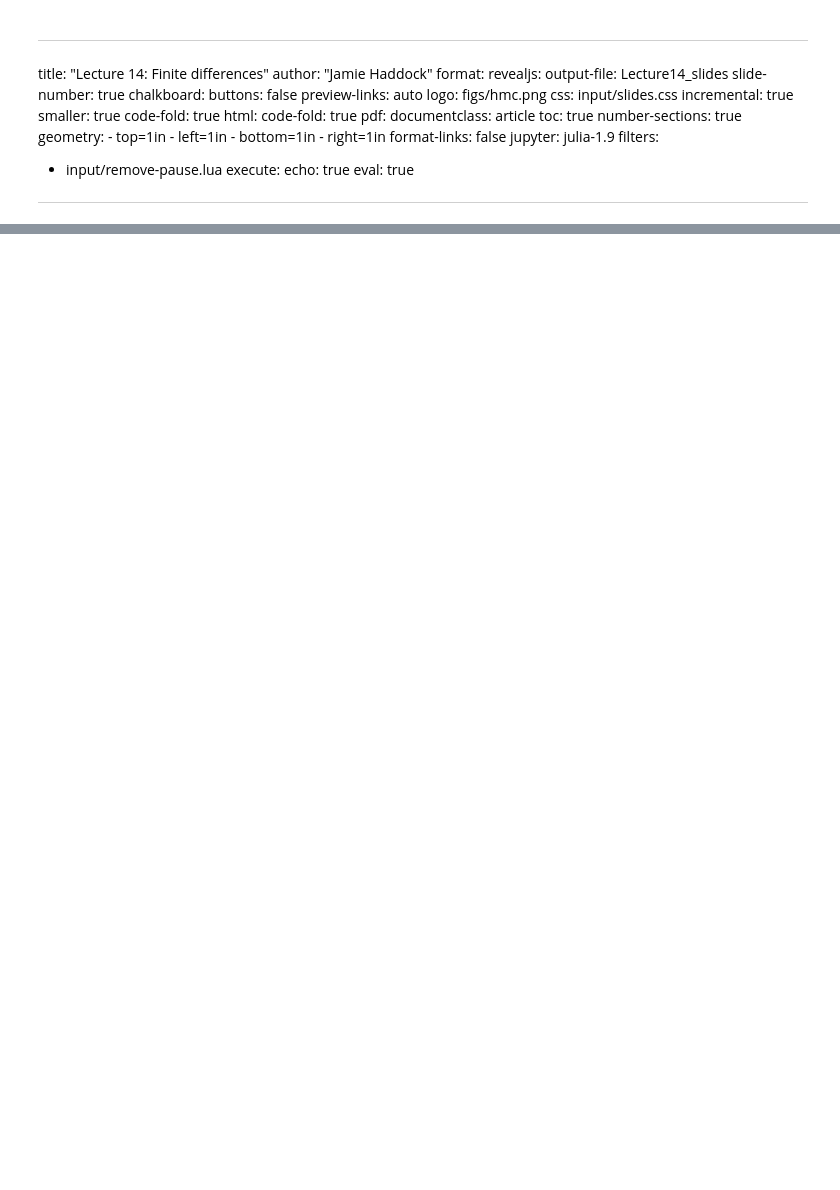
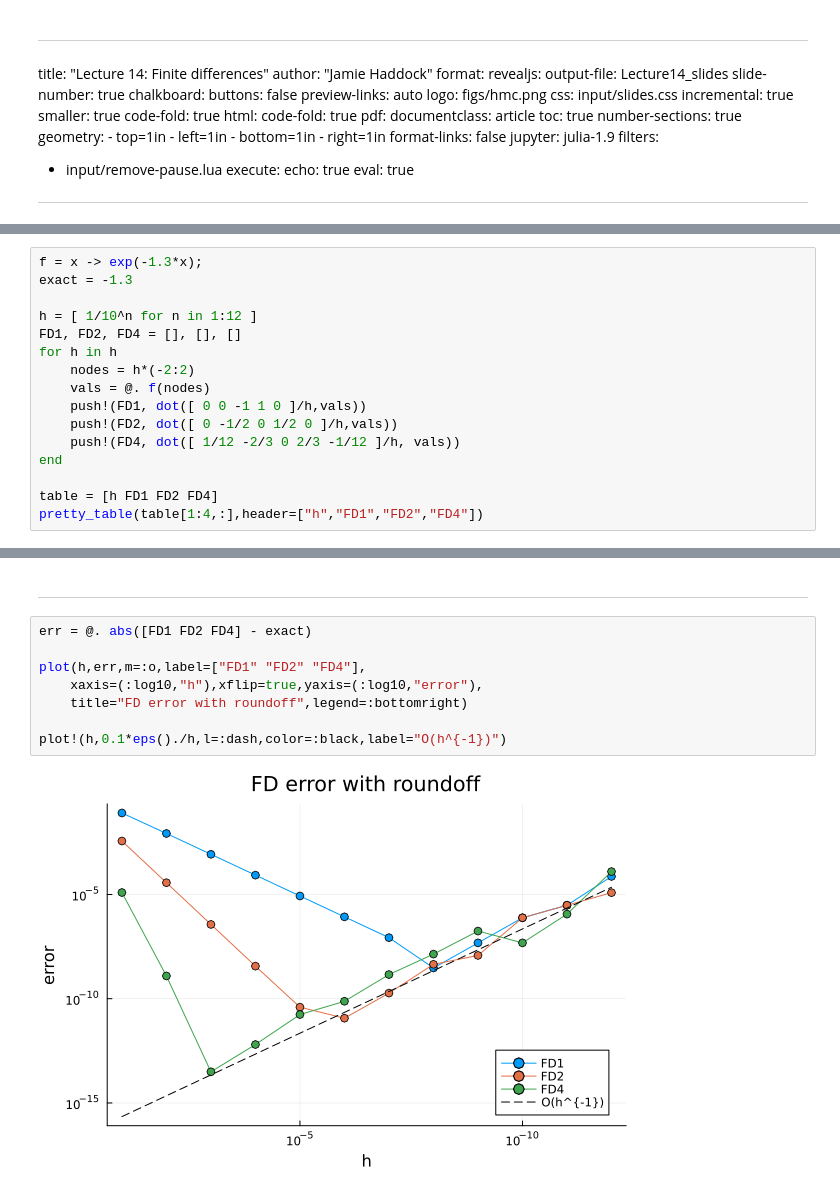
Before and after one commit to jamiehadd/164-ScientificComputing, a Jupyter notebook: Lecture14/Lecture14.ipynb, the cells around one changed output, grey strips where cells are left out. Saved outputs shown, nothing was run; the diff lists cells and outputs as text; blank space fills up the shorter version.

```diff
--- a/Lecture14/Lecture14.ipynb
+++ b/Lecture14/Lecture14.ipynb
@@ -72,0 +343,16 @@ Simplest examples:
+# %%
+f = x -> exp(-1.3*x);
+exact = -1.3
+
+h = [ 1/10^n for n in 1:12 ]
+FD1, FD2, FD4 = [], [], []
+for h in h
+    nodes = h*(-2:2)
+    vals = @. f(nodes)
+    push!(FD1, dot([ 0 0 -1 1 0 ]/h,vals))
+    push!(FD2, dot([ 0 -1/2 0 1/2 0 ]/h,vals))
+    push!(FD4, dot([ 1/12 -2/3 0 2/3 -1/12 ]/h, vals))
+end
+
+table = [h FD1 FD2 FD4]
+pretty_table(table[1:4,:],header=["h","FD1","FD2","FD4"])
@@ -72,0 +368,12 @@ Simplest examples:
+# %% [markdown]
+---
+# %%
+err = @. abs([FD1 FD2 FD4] - exact)
+
+plot(h,err,m=:o,label=["FD1" "FD2" "FD4"],
+    xaxis=(:log10,"h"),xflip=true,yaxis=(:log10,"error"),
+    title="FD error with roundoff",legend=:bottomright)
+
+plot!(h,0.1*eps()./h,l=:dash,color=:black,label="O(h^{-1})")
+# %% [output]
+[figure, added]
```
Also changed, not shown: parts of 20 cells of this notebook, 11 other files.
